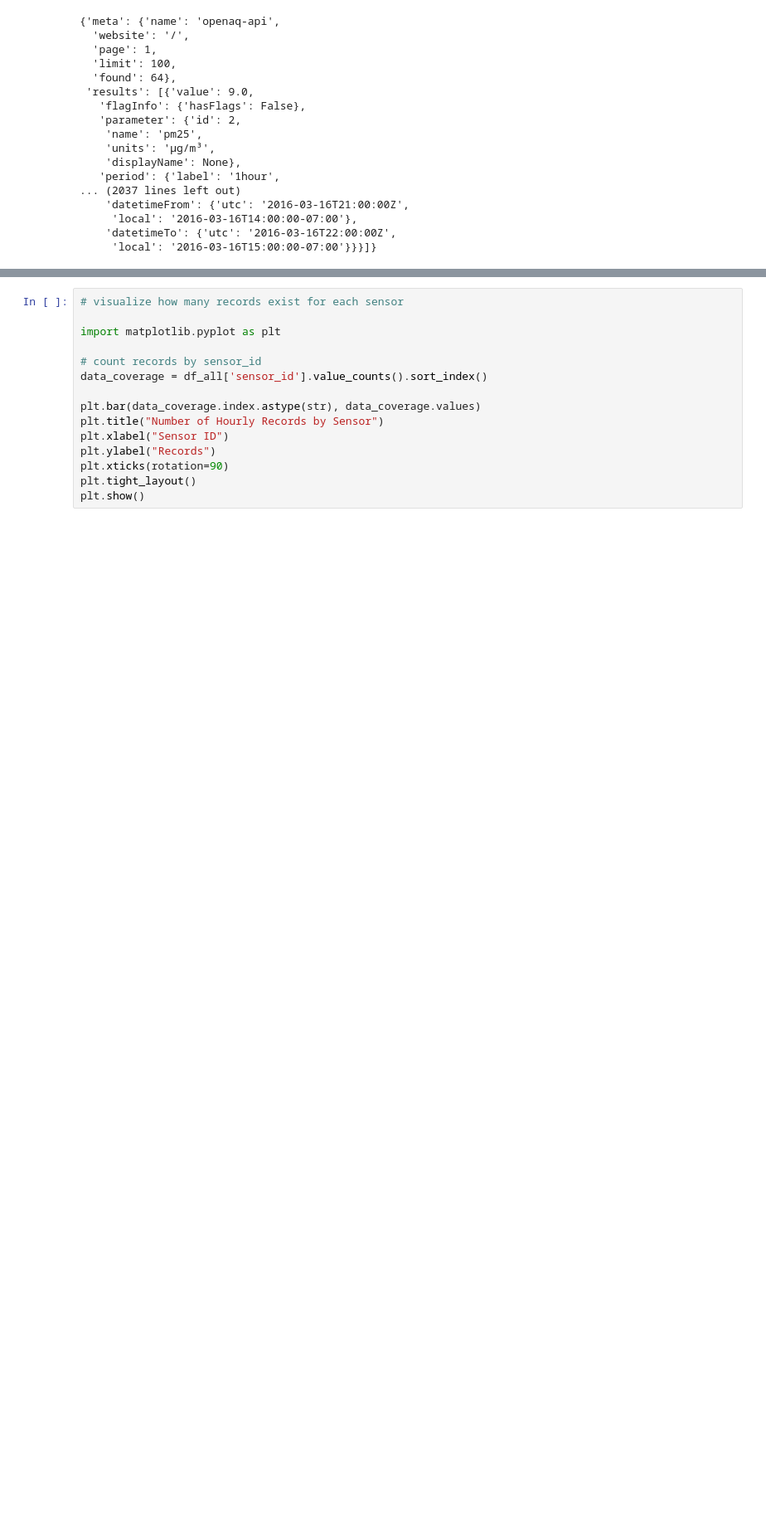
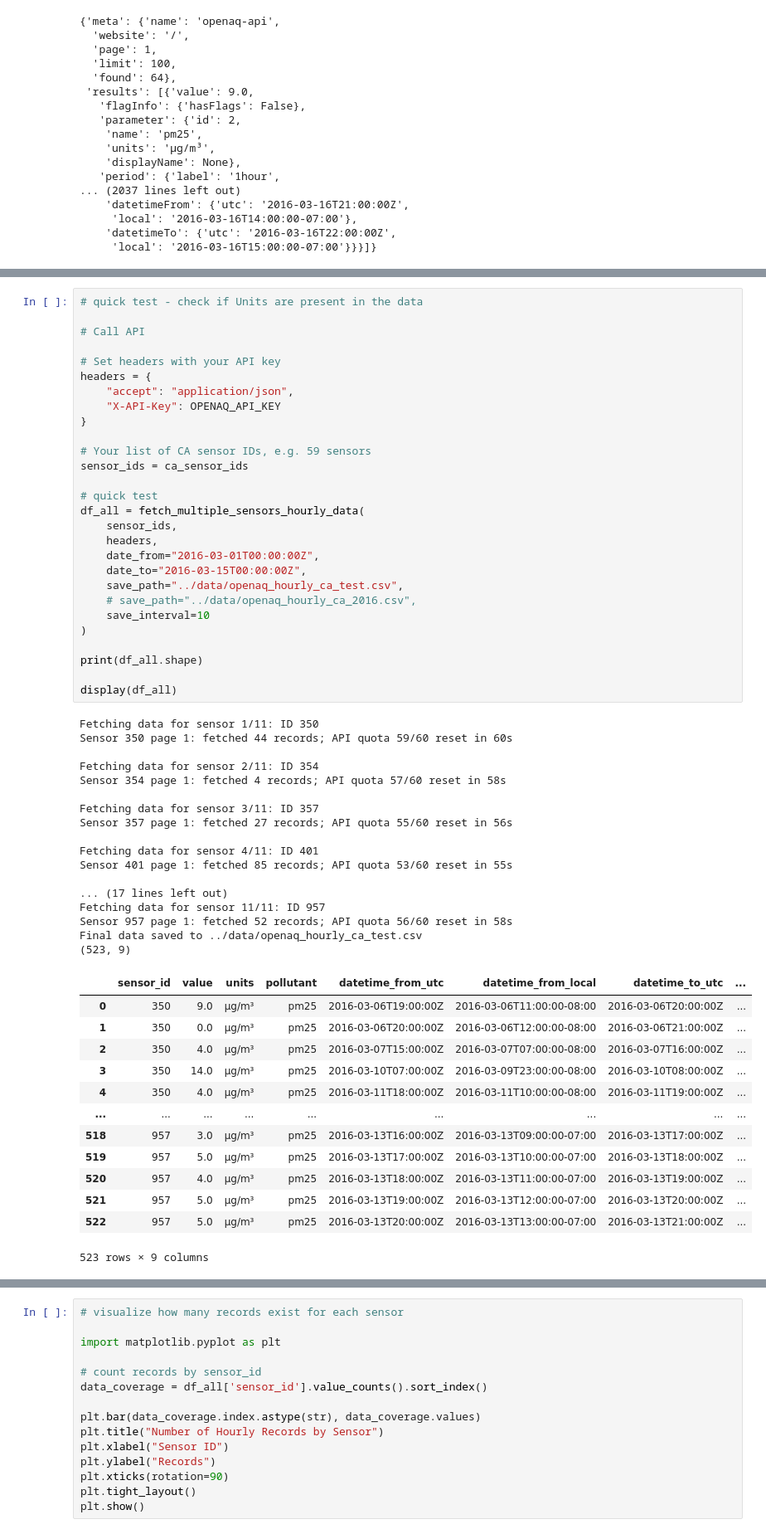
Before and after one commit to CameronWehrfritz/openaq-data-pipeline, a Jupyter notebook: notebooks/00_scratchpad.ipynb, the cells around one changed output, grey strips where cells are left out. Shown: that part at 83% size. Drawn from its saved outputs; the diff is of its cells as text; blank space fills up the shorter version.

```diff
--- a/notebooks/00_scratchpad.ipynb
+++ b/notebooks/00_scratchpad.ipynb
@@ -622,3 +615,62 @@ def fetch_multiple_sensors_hourly_data(sensor_ids, headers, date_from=None, date
         print(f"Final data saved to {save_path}")
 
     return combined_df
+# %%
+# quick test - check if Units are present in the data
+
+# Call API
+
+# Set headers with your API key
+headers = {
+    "accept": "application/json",
+    "X-API-Key": OPENAQ_API_KEY
+}
+
+# Your list of CA sensor IDs, e.g. 59 sensors
+sensor_ids = ca_sensor_ids
+
+# quick test
+df_all = fetch_multiple_sensors_hourly_data(
+    sensor_ids,
+    headers,
+    date_from="2016-03-01T00:00:00Z",
+    date_to="2016-03-15T00:00:00Z",
+    save_path="../data/openaq_hourly_ca_test.csv",
+    # save_path="../data/openaq_hourly_ca_2016.csv",
+    save_interval=10
+)
+
+print(df_all.shape)
+
+display(df_all)
+# %% [output]
+Fetching data for sensor 1/11: ID 350
+Sensor 350 page 1: fetched 44 records; API quota 59/60 reset in 60s
+
+Fetching data for sensor 2/11: ID 354
+Sensor 354 page 1: fetched 4 records; API quota 57/60 reset in 58s
+
+Fetching data for sensor 3/11: ID 357
+Sensor 357 page 1: fetched 27 records; API quota 55/60 reset in 56s
+
+Fetching data for sensor 4/11: ID 401
+Sensor 401 page 1: fetched 85 records; API quota 53/60 reset in 55s
+
+... (17 lines left out)
+Fetching data for sensor 11/11: ID 957
+Sensor 957 page 1: fetched 52 records; API quota 56/60 reset in 58s
+Final data saved to ../data/openaq_hourly_ca_test.csv
+(523, 9)
+|  | sensor_id | value | units | pollutant | datetime_from_utc | datetime_from_local | datetime_to_utc | ... |
+| 0 | 350 | 9.0 | µg/m³ | pm25 | 2016-03-06T19:00:00Z | 2016-03-06T11:00:00-08:00 | 2016-03-06T20:00:00Z | ... |
+| 1 | 350 | 0.0 | µg/m³ | pm25 | 2016-03-06T20:00:00Z | 2016-03-06T12:00:00-08:00 | 2016-03-06T21:00:00Z | ... |
+| 2 | 350 | 4.0 | µg/m³ | pm25 | 2016-03-07T15:00:00Z | 2016-03-07T07:00:00-08:00 | 2016-03-07T16:00:00Z | ... |
+| 3 | 350 | 14.0 | µg/m³ | pm25 | 2016-03-10T07:00:00Z | 2016-03-09T23:00:00-08:00 | 2016-03-10T08:00:00Z | ... |
+| 4 | 350 | 4.0 | µg/m³ | pm25 | 2016-03-11T18:00:00Z | 2016-03-11T10:00:00-08:00 | 2016-03-11T19:00:00Z | ... |
+| ... | ... | ... | ... | ... | ... | ... | ... | ... |
+| 518 | 957 | 3.0 | µg/m³ | pm25 | 2016-03-13T16:00:00Z | 2016-03-13T09:00:00-07:00 | 2016-03-13T17:00:00Z | ... |
+| 519 | 957 | 5.0 | µg/m³ | pm25 | 2016-03-13T17:00:00Z | 2016-03-13T10:00:00-07:00 | 2016-03-13T18:00:00Z | ... |
+| 520 | 957 | 4.0 | µg/m³ | pm25 | 2016-03-13T18:00:00Z | 2016-03-13T11:00:00-07:00 | 2016-03-13T19:00:00Z | ... |
+| 521 | 957 | 5.0 | µg/m³ | pm25 | 2016-03-13T19:00:00Z | 2016-03-13T12:00:00-07:00 | 2016-03-13T20:00:00Z | ... |
+| 522 | 957 | 5.0 | µg/m³ | pm25 | 2016-03-13T20:00:00Z | 2016-03-13T13:00:00-07:00 | 2016-03-13T21:00:00Z | ... |
+523 rows × 9 columns
```
Also changed, not shown: parts of 15 cells of this notebook, 4 other files.
